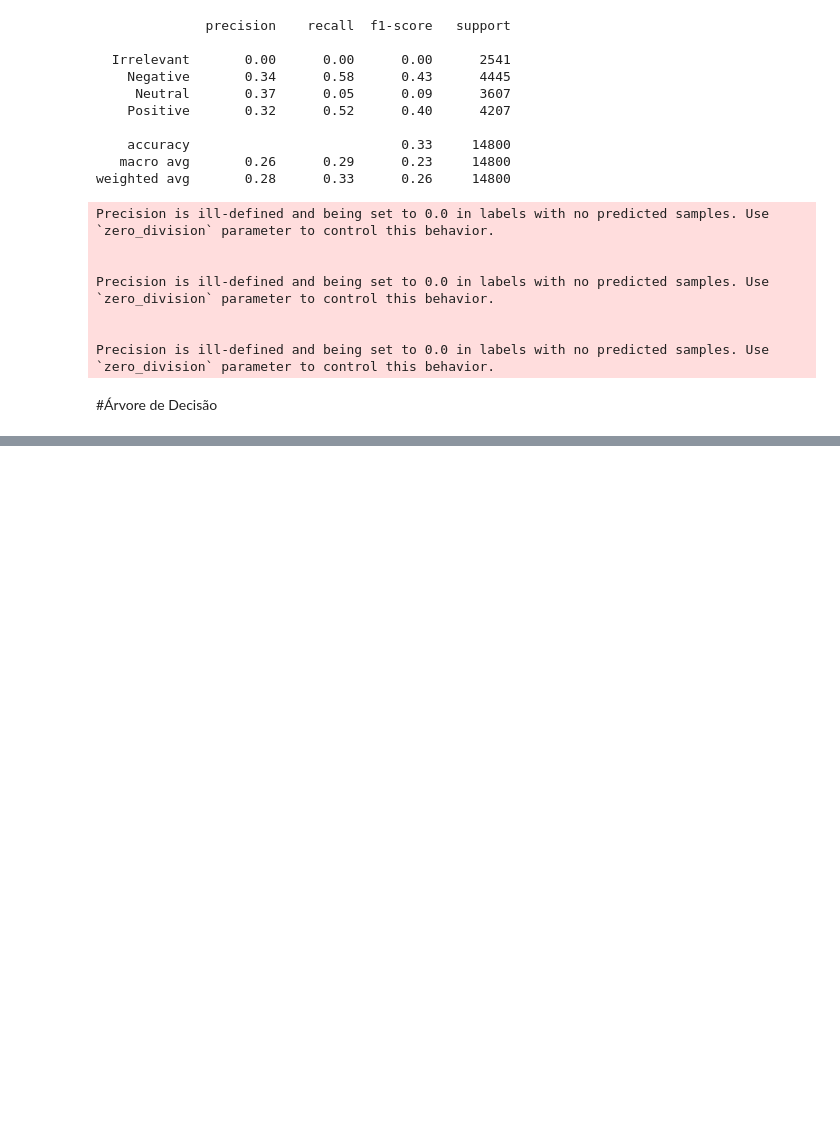
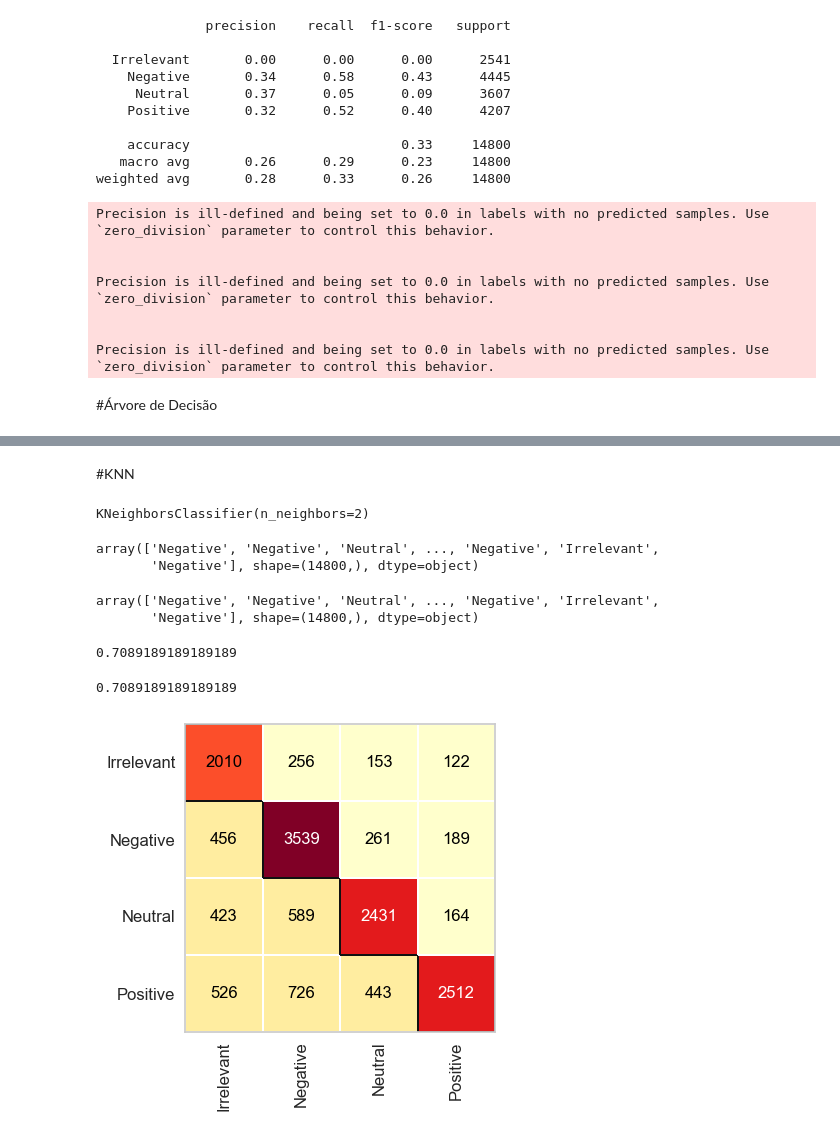
Before and after one commit to thaiiss7/machine-learning, a Jupyter notebook: classificacao/twitter/main.ipynb, the cells around one changed output, grey strips where cells are left out. Saved outputs shown, nothing was run; the diff lists cells and outputs as text; code cells hidden in the pictures; blank space fills up the shorter version.

```diff
--- a/classificacao/twitter/main.ipynb
+++ b/classificacao/twitter/main.ipynb
@@ -155,0 +249,35 @@ DecisionTreeClassifier(max_depth=3)
+# %% [markdown]
+#KNN
+# %%
+from sklearn.neighbors import KNeighborsClassifier
+
+with open('twitter.pkl', 'rb') as f:
+    x_twitter_train, y_twitter_train, x_twitter_test, y_twitter_test = pickle.load(f)
+# %%
+knn_twitter = KNeighborsClassifier(n_neighbors=2)
+knn_twitter.fit(x_twitter_train, y_twitter_train)
+# %% [output]
+KNeighborsClassifier(n_neighbors=2)
+# %%
+previsoes = knn_twitter.predict(x_twitter_test)
+previsoes
+# %% [output]
+array(['Negative', 'Negative', 'Neutral', ..., 'Negative', 'Irrelevant',
+       'Negative'], shape=(14800,), dtype=object)
+# %%
+y_twitter_test
+# %% [output]
+array(['Negative', 'Negative', 'Neutral', ..., 'Negative', 'Irrelevant',
+       'Negative'], shape=(14800,), dtype=object)
+# %%
+accuracy_score(y_twitter_test, previsoes)
+# %% [output]
+0.7089189189189189
+# %%
+plt.figure(figsize=(4,4))
+cm = ConfusionMatrix(knn_twitter)
+cm.fit(x_twitter_train, y_twitter_train)
+cm.score(x_twitter_test, y_twitter_test)
+# %% [output]
+0.7089189189189189
+[figure, added]
```
Also changed, not shown: parts of 26 cells of this notebook, 2 other files.
